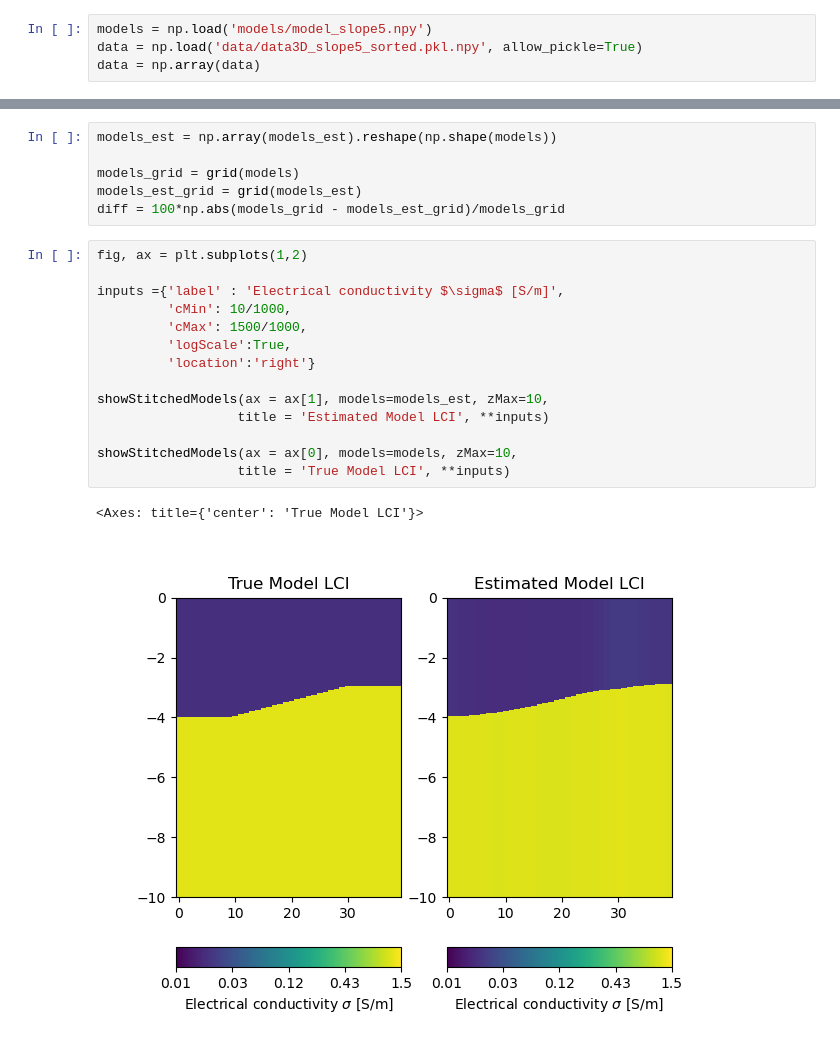
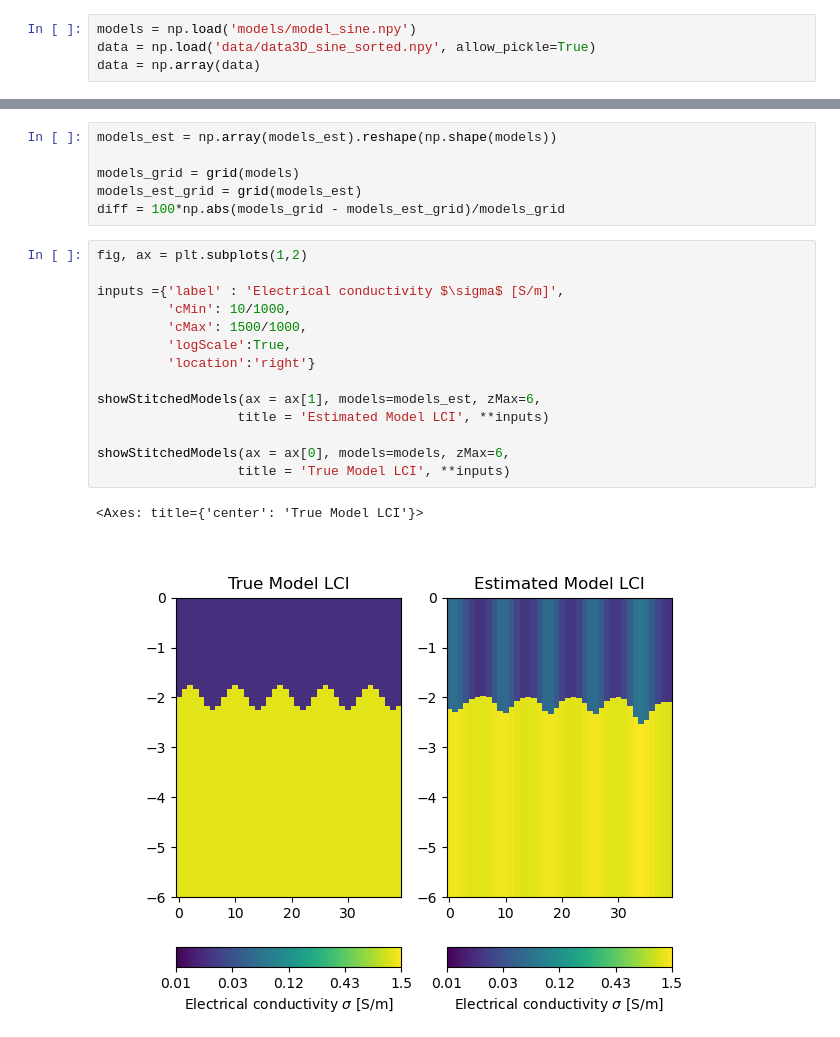
Before and after one commit to mariacarrizo/EMI-ERT_Freshwater, a Jupyter notebook: Synthetic_case/4.1_LCI.ipynb, the cells around one changed output, grey strips where cells are left out. Drawn from its saved outputs; the diff is of its cells as text.

```diff
--- a/Synthetic_case/4.1_LCI.ipynb
+++ b/Synthetic_case/4.1_LCI.ipynb
@@ -18,8 +18,8 @@ from Plots import Plot2Datas, grid
 # First step: check configuration of FDEM to perform forward
 # Second step: check number of layers in FDEM1D Modelling forward class
 # %%
-models = np.load('models/model_slope5.npy')
-data = np.load('data/data3D_slope5_sorted.pkl.npy', allow_pickle=True)
+models = np.load('models/model_sine.npy')
+data = np.load('data/data3D_sine_sorted.npy', allow_pickle=True)
 data = np.array(data)
 # %%
 inputs ={'label' : 'Electrical conductivity $\sigma$ [S/m]',
@@ -220,20 +212,20 @@ diff = 100*np.abs(models_grid - models_est_grid)/models_grid
 # %%
 fig, ax = plt.subplots(1,2)
 
 inputs ={'label' : 'Electrical conductivity $\sigma$ [S/m]',
          'cMin': 10/1000,
          'cMax': 1500/1000,
          'logScale':True,
          'location':'right'}
 
-showStitchedModels(ax = ax[1], models=models_est, zMax=10,
+showStitchedModels(ax = ax[1], models=models_est, zMax=6,
                   title = 'Estimated Model LCI', **inputs)
 
-showStitchedModels(ax = ax[0], models=models, zMax=10,
+showStitchedModels(ax = ax[0], models=models, zMax=6,
                   title = 'True Model LCI', **inputs)
 # %% [output]
 <Axes: title={'center': 'True Model LCI'}>
-[figure, old version]
+[figure, new version]
 # %%
 fig, ax = plt.subplots()
 
```
Also changed, not shown: parts of 5 cells of this notebook, 2 other files.
